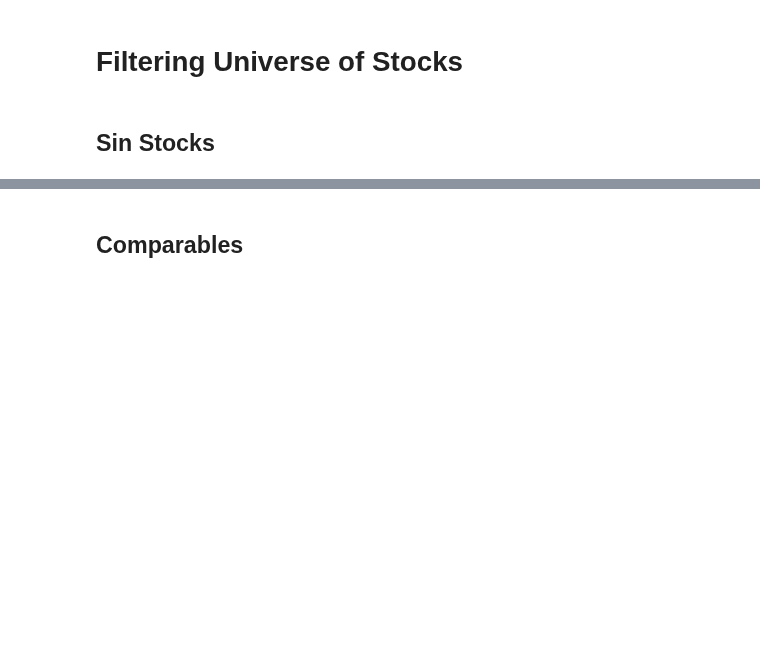
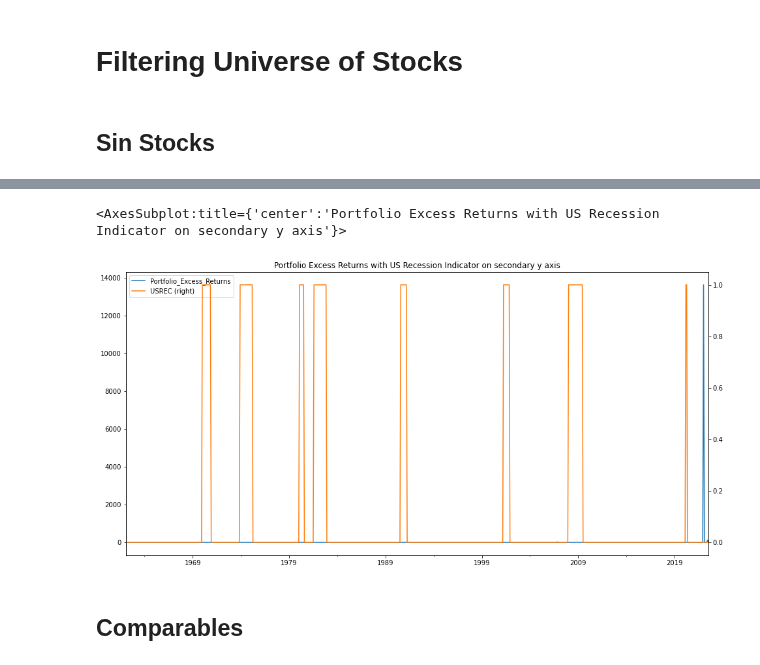
Before and after one commit to statistactics/sin-stocks, a Jupyter notebook: STOCK_FILTERING.ipynb, the cells around one changed output, grey strips where cells are left out. Cells and saved outputs as stored; diff of their text form; code cells hidden in the pictures; blank space fills up the shorter version.

Commit message:
Portfolios and plots generated

```diff
--- a/STOCK_FILTERING.ipynb
+++ b/STOCK_FILTERING.ipynb
@@ -121,0 +429,6 @@ len(sin_stocks["tic"].unique())
+# %%
+recession = pd.read_csv("USREC.csv")
+# %%
+recession["DATE"] = pd.to_datetime(recession["DATE"])
+recession["DATE"] = recession["DATE"] + MonthEnd(0)
+recession
@@ -121,0 +449,5 @@ len(sin_stocks["tic"].unique())
+# %%
+recession.set_index("DATE", inplace=True)
+# %%
+sin_model_df2 = pd.concat([sin_model_df, recession], axis = 1, join = "inner")
+sin_model_df2
@@ -122,3 +474,8 @@ len(sin_stocks["tic"].unique())
+# %%
+sin_model_df2[["Portfolio_Excess_Returns", "USREC"]].plot(secondary_y = ["USREC"], figsize = (16,8), title = "Portfolio Excess Returns with US Recession Indicator on secondary y axis")
+# %% [output]
+<AxesSubplot:title={'center':'Portfolio Excess Returns with US Recession Indicator on secondary y axis'}>
+[figure, added]
 # %% [markdown]
 ## Comparables
 # %%
```
Also changed, not shown: parts of 45 cells of this notebook, 3 other files.
